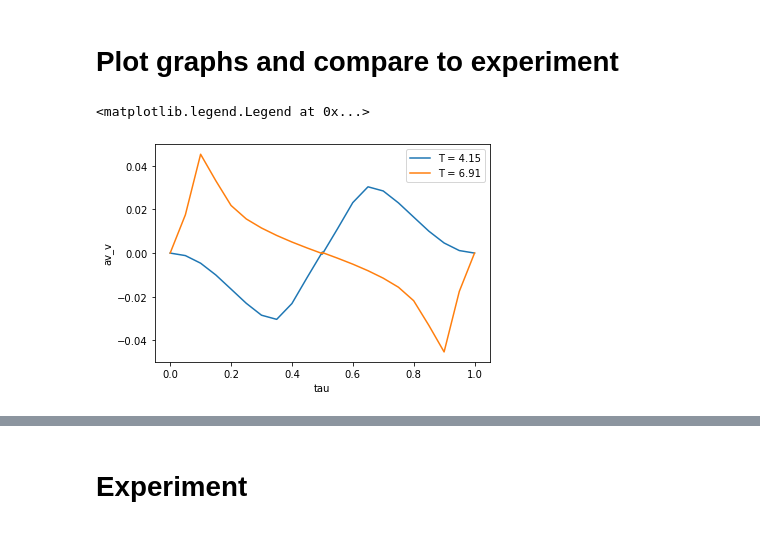
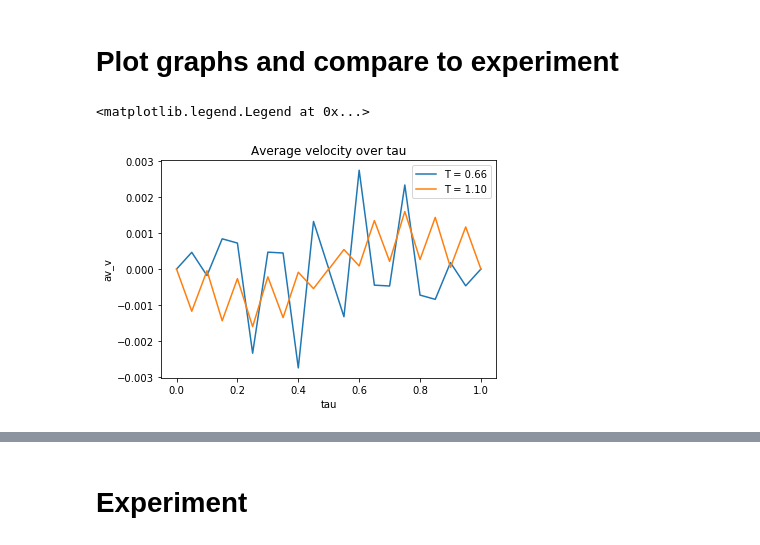
Before and after one commit to xxFirefly/mpc_rl_capsubot, a Jupyter notebook: expore_model.ipynb, the cells around one changed output, grey strips where cells are left out. Drawn from its saved outputs; the diff is of its cells as text; code cells hidden in the pictures.

```diff
--- a/expore_model.ipynb
+++ b/expore_model.ipynb
@@ -287,37 +257,34 @@ p_space = dict()
 
 # model parameters
 tau_space = np.linspace(0.0, 0.5, 10+1)
-T_space = np.array([0.66, 1.1])*constants.pi*2
+T_space = np.array([0.066, 0.1])
 
 n = len(tau_space)*len(T_space)
 
 #Integration time
 n_periods = 200
-steps_in_period = 200
+steps_in_period = 800
 
 last_t = time.time()
 t = time.localtime()
 short_t = "yd%dh%d" % (t.tm_yday, t.tm_hour)
 output = open('ignore/V_tau_%s.pkl' % (short_t), 'wb')
-dt = n_periods*steps_in_period/10**4 # 10**4 ~ 1 sec of inter
+dt = 3.5 # 10**4 ~ 1 sec of inter
 i = 0
 conv = 1/n
 
 for T in T_space:
     t = np.linspace(0, n_periods*T, steps_in_period*n_periods)
     for tau in tau_space:
-        p = (m1, m2, eps, T, tau)
+        p = (T, tau)
         x0 = [0, 0, 0, 0]
         wsol = integrate.odeint(f, x0, t, args=(p,))
         av_v[p] = wsol[-1][0]/t[-1]
 
         dt =  (1 - conv)*dt + conv*(time.time() - last_t)
-        print('elapsed time = %.2f min'%(dt*(n - i)/60.), end=';\t')
-        print(p, end='\r', flush=True)
+        print('elapsed time = %.2f min'%(dt*(n - i)/60.))
         i = i + 1
         last_t = time.time()
-        print(p)
-        print(wsol[-1][0])
 pickle.dump(av_v, output)
 output.close()
 print('\nfinished')
@@ -347,26 +314,26 @@ finished
 #T_space = np.array([0.66, 1.1])*constants.pi*2
 #av_v = pickle.load(f)
 
-def get_dict_array_from_dict(d, param_idx, param_space):
+def get_dict_array_from_dict(d, param_idx):
     temp = dict()
     for key in av_v.keys():
         param = key[param_idx]
-        if param in param_space:
-            if (not param in temp.keys()):
-                temp[param] = []
-            temp[param].append(d[key])
+        if (param not in temp):
+            temp[param] = []
+        temp[param].append(d[key])
     return temp
 # %%
-d = get_dict_array_from_dict(av_v, 3, T_space)
 plt.figure()
+plt.title("Average velocity over tau")
+d = get_dict_array_from_dict(av_v, 0)
 for param in T_space:
     name = "T = %.2f" % param
     x_vals = np.append(tau_space, tau_space + 0.5)
     y_vals = np.append(d[param], np.flip(-np.array(d[param])))
     plt.plot(x_vals, y_vals, label=name)
     plt.ylabel("av_v")
     plt.xlabel("tau")
 plt.legend()
 # %% [output]
 <matplotlib.legend.Legend at 0x...>
-[figure, old version]
+[figure, new version]
```
Also changed, not shown: parts of 12 cells of this notebook, 1 other file.
